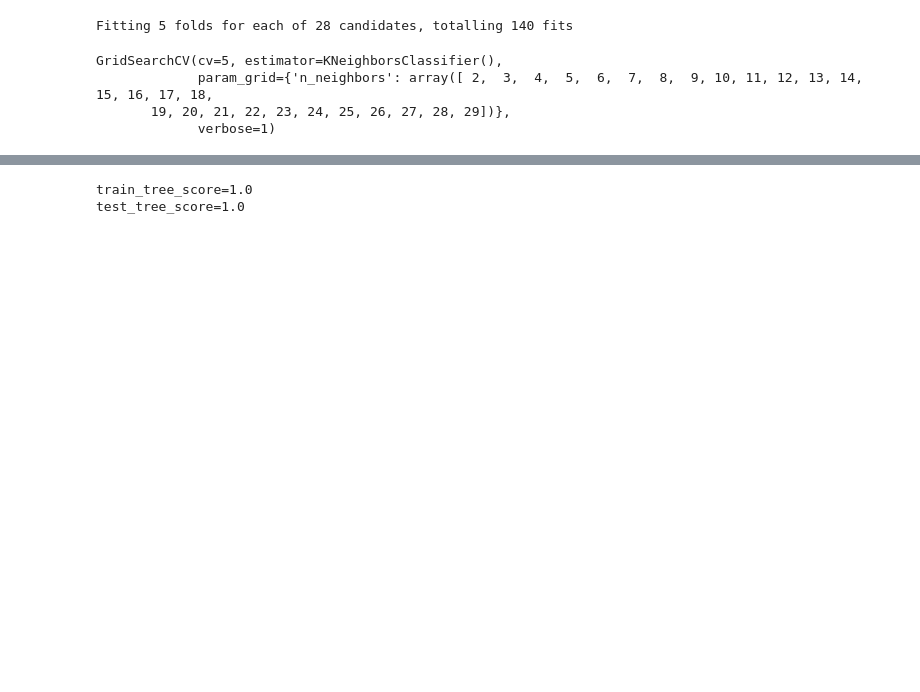
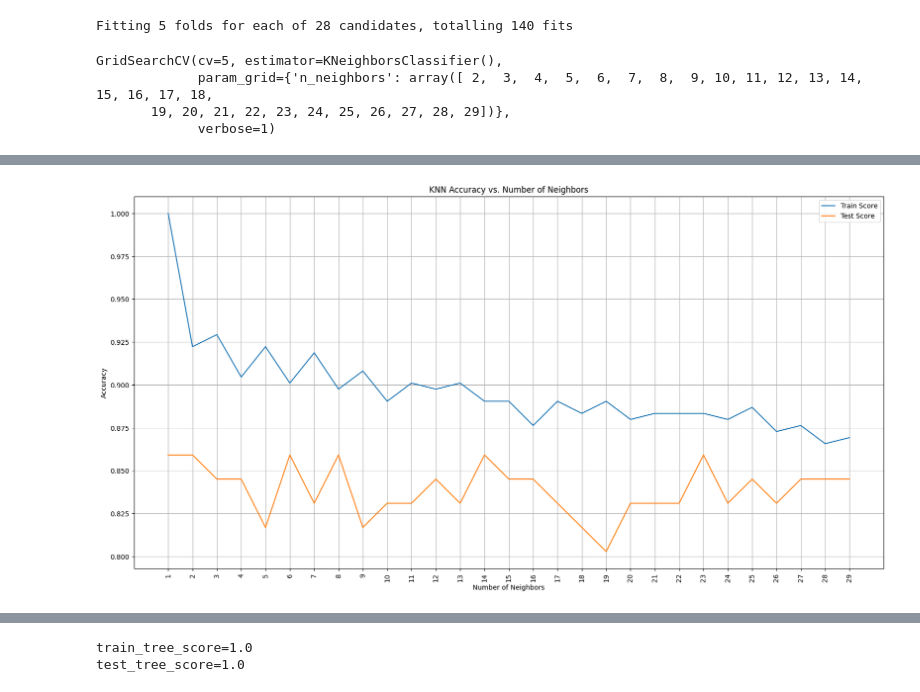
Before and after one commit to MH-Darab/Machine-learning-projects, a Jupyter notebook: project1.ipynb, the cells around one changed output, grey strips where cells are left out. Cells and saved outputs as stored; diff of their text form; code cells hidden in the pictures; blank space fills up the shorter version.

```diff
--- a/project1.ipynb
+++ b/project1.ipynb
@@ -192 +192,22 @@ print(knn_cv.best_score_)
+# %%
+n_neghbors=np.arange(1,30)
+train_score=np.empty(len(n_neghbors))
+test_score=np.empty(len(n_neghbors))
+for i,j in enumerate(n_neghbors,start=0):
+    knn_test2=KNeighborsClassifier(n_neighbors=j)
+    knn_test2.fit(x_train,y_train)
+    train_score[i]=knn_test2.score(x_train,y_train)
+    test_score[i]=knn_test2.score(x_test,y_test)
+plt.figure(figsize=(20,10))
+plt.xticks(n_neghbors, rotation=90)
+plt.plot(n_neghbors, train_score, label="Train Score")
+plt.plot(n_neghbors, test_score, label="Test Score")
+plt.xlabel("Number of Neighbors")
+plt.ylabel("Accuracy")
+plt.title("KNN Accuracy vs. Number of Neighbors")
+plt.legend()
+plt.grid(True)
+plt.show()
+# %% [output]
+[figure, added]
 # %%
```
Also changed, not shown: parts of 13 cells of this notebook.
